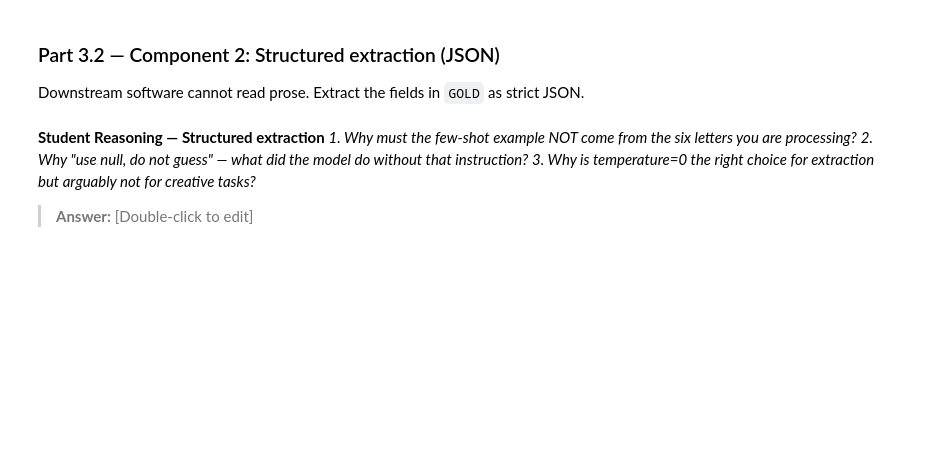
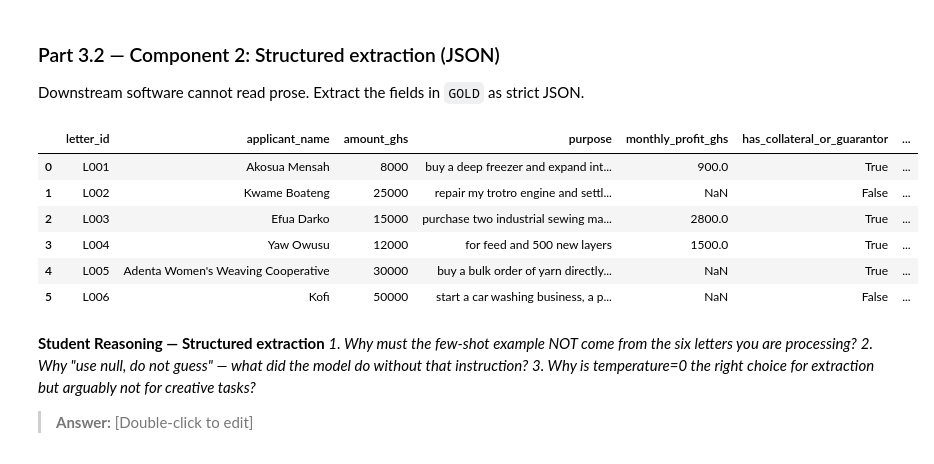
Before and after one commit to a-mensah26/lab-4-llm-decision-support, a Jupyter notebook: lab_4.ipynb, the cells around one changed output. Saved outputs shown, nothing was run; the diff lists cells and outputs as text; code cells hidden in the pictures; blank space fills up the shorter version.

````diff
--- a/lab_4.ipynb
+++ b/lab_4.ipynb
@@ -309,23 +309,82 @@ failure mode called in the LLM literature?*
 ### Part 3.2 — Component 2: Structured extraction (JSON)
 Downstream software cannot read prose. Extract the fields in `GOLD` as strict JSON.
 # %%
+import json
+import pandas as pd
 # TODO: Write EXTRACT_PROMPT — a template that instructs the model to return ONLY a JSON
 #   object with EXACTLY these keys:
 #     applicant_name (string), amount_ghs (number), purpose (string),
 #     monthly_profit_ghs (number or null), has_collateral_or_guarantor (boolean),
 #     repayment_months (number or null)
 #   Techniques to use:
 #     - explicit schema in the prompt
 #     - ONE worked example (few-shot) using a letter you write yourself (not from LETTERS!)
 #     - "If a field is not stated in the letter, use null. Do not guess."
 #     - temperature=0
+EXTRACT_PROMPT = """You are a data extraction assistant for a microfinance loan officer.
 
+Extract information from a loan application letter and return ONLY a JSON object
+with EXACTLY these keys:
+- applicant_name (string)
+- amount_ghs (number)
+- purpose (string)
+- monthly_profit_ghs (number or null)
+- has_collateral_or_guarantor (boolean)
+- repayment_months (number or null)
+
+If a field is not stated in the letter, use null. Do not guess.
+Return ONLY the JSON object — no markdown fences, no extra text.
+
+Example:
+Letter: "My name is Ama Serwaa. I sell kenkey near Circle and need GHS 3,000 to buy a new
+grinding machine. My monthly profit is around GHS 600. My cousin will guarantee the loan.
+I want to repay over 10 months."
+
+Output:
+{"applicant_name": "Ama Serwaa", "amount_ghs": 3000, "purpose": "buy a new grinding machine",
+"monthly_profit_ghs": 600, "has_collateral_or_guarantor": true, "repayment_months": 10}
+"""
 # TODO: Write extract_fields(letter_text) that calls the LLM, strips any ```json fences,
 #   json.loads() the result, and returns a dict. Handle parse failures gracefully
 #   (return None and print a warning).
+def extract_fields(letter_text):
+    response = ask_llm(
+        f"Extract the fields from this loan application:\n\n{letter_text}",
+        system_prompt=EXTRACT_PROMPT,
+        temperature=0
+    )
+    raw = response.choices[0].message.content.strip()
+
+    if raw.startswith("```"):
+        raw = raw.strip("`").replace("json\n", "", 1).replace("json", "", 1).strip()
+
+    try:
+        return json.loads(raw)
+    except json.JSONDecodeError:
+        print(f" Failed to parse JSON for: {letter_text[:40]!r}")
+        print(f"Raw output: {raw!r}")
+        return None
 
 # TODO: Run it on ALL SIX letters; collect results into a pandas DataFrame (one row per
 #   letter) and display it.
+rows = []
+for letter_id, letter_text in LETTERS.items():
+    fields = extract_fields(letter_text)
+    if fields is not None:
+        fields["letter_id"] = letter_id
+        rows.append(fields)
+
+df = pd.DataFrame(rows)
+df = df[["letter_id"] + [c for c in df.columns if c != "letter_id"]]
+df
+# %% [output]
+|  | letter_id | applicant_name | amount_ghs | purpose | monthly_profit_ghs | has_collateral_or_guarantor | ... |
+| 0 | L001 | Akosua Mensah | 8000 | buy a deep freezer and expand int... | 900.0 | True | ... |
+| 1 | L002 | Kwame Boateng | 25000 | repair my trotro engine and settl... | NaN | False | ... |
+| 2 | L003 | Efua Darko | 15000 | purchase two industrial sewing ma... | 2800.0 | True | ... |
+| 3 | L004 | Yaw Owusu | 12000 | for feed and 500 new layers | 1500.0 | True | ... |
+| 4 | L005 | Adenta Women's Weaving Cooperative | 30000 | buy a bulk order of yarn directly... | NaN | True | ... |
+| 5 | L006 | Kofi | 50000 | start a car washing business, a p... | NaN | False | ... |
 # %% [markdown]
 **Student Reasoning — Structured extraction**
 *1. Why must the few-shot example NOT come from the six letters you are processing?*
````
